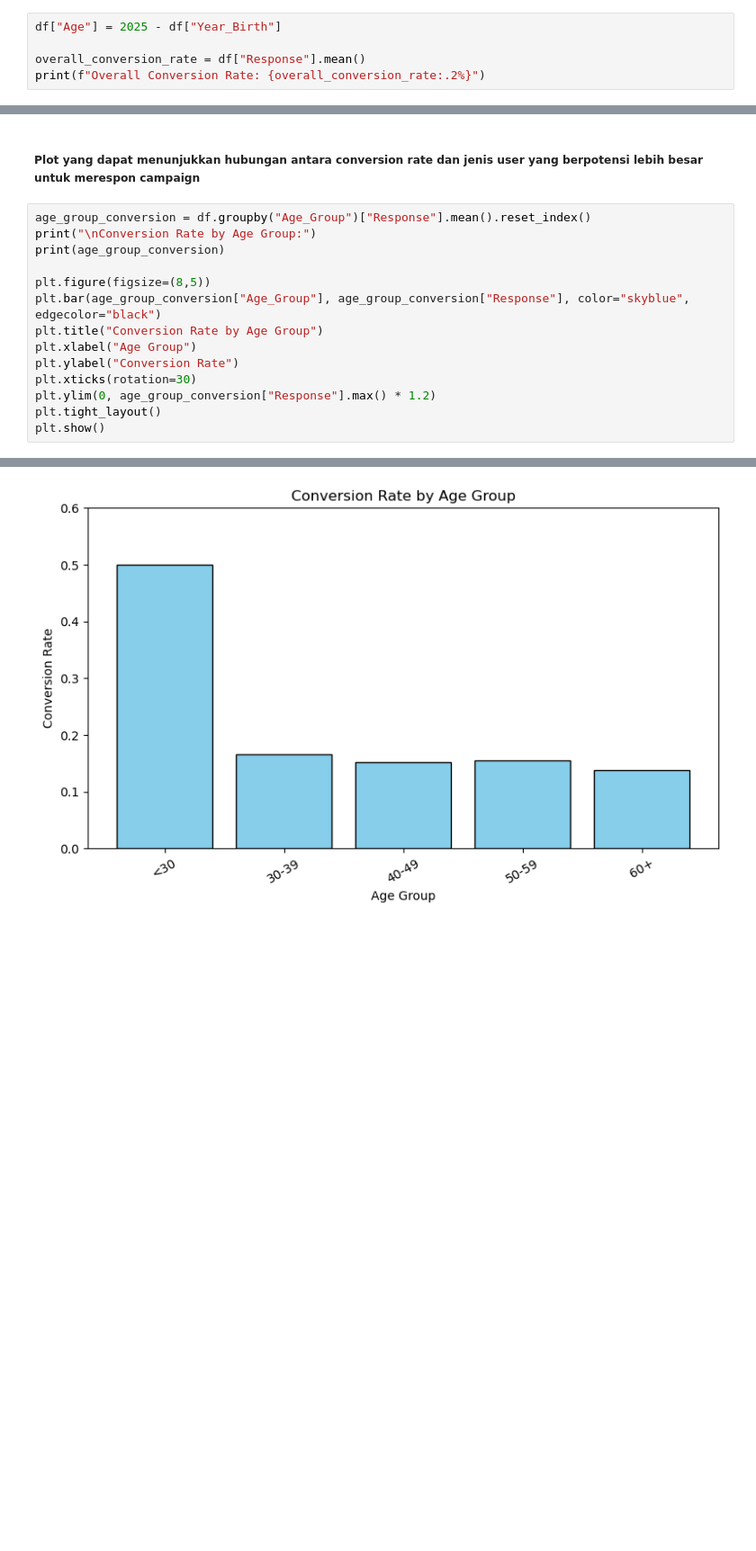
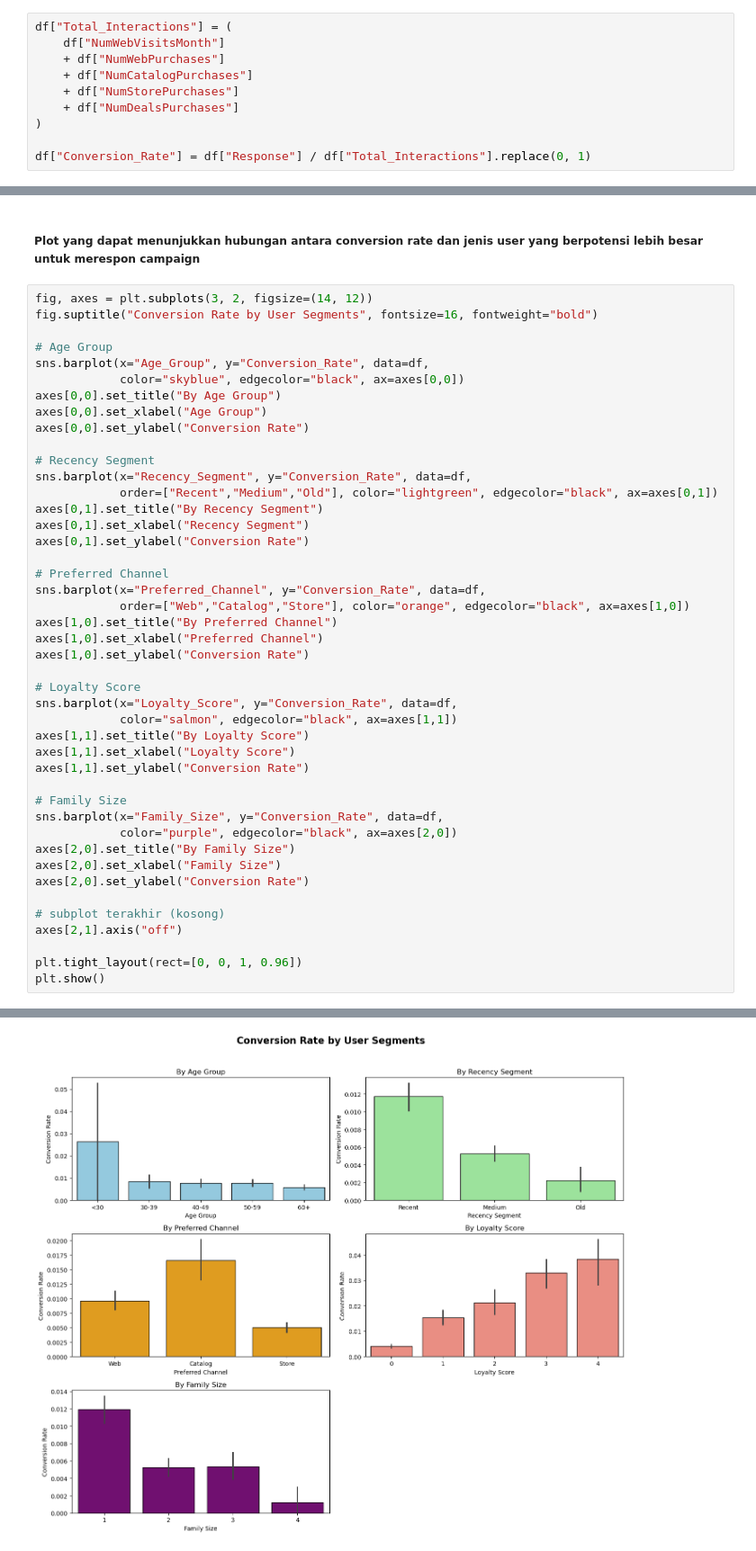
Before and after one commit to fyrwnt/conversion-rate-analysis, a Jupyter notebook: cra.ipynb, the cells around one changed output, grey strips where cells are left out. Shown: that part at 90% size. Cells and saved outputs as stored; diff of their text form; blank space fills up the shorter version.

```diff
--- a/cra.ipynb
+++ b/cra.ipynb
@@ -60,5 +61,10 @@ df.describe()
 # %%
-df["Age"] = 2025 - df["Year_Birth"]
+df["Total_Interactions"] = (
+    df["NumWebVisitsMonth"]
+    + df["NumWebPurchases"]
+    + df["NumCatalogPurchases"]
+    + df["NumStorePurchases"]
+    + df["NumDealsPurchases"]
+)
 
-overall_conversion_rate = df["Response"].mean()
-print(f"Overall Conversion Rate: {overall_conversion_rate:.2%}")
+df["Conversion_Rate"] = df["Response"] / df["Total_Interactions"].replace(0, 1)
@@ -90,17 +150,47 @@ df.head(10)
 # %% [markdown]
 ##### Plot yang dapat menunjukkan hubungan antara conversion rate dan jenis user yang berpotensi lebih besar untuk merespon campaign
 # %%
-age_group_conversion = df.groupby("Age_Group")["Response"].mean().reset_index()
-print("\nConversion Rate by Age Group:")
-print(age_group_conversion)
+fig, axes = plt.subplots(3, 2, figsize=(14, 12))
+fig.suptitle("Conversion Rate by User Segments", fontsize=16, fontweight="bold")
 
-plt.figure(figsize=(8,5))
-plt.bar(age_group_conversion["Age_Group"], age_group_conversion["Response"], color="skyblue", edgecolor="black")
-plt.title("Conversion Rate by Age Group")
-plt.xlabel("Age Group")
-plt.ylabel("Conversion Rate")
-plt.xticks(rotation=30)
-plt.ylim(0, age_group_conversion["Response"].max() * 1.2)
-plt.tight_layout()
+# Age Group
+sns.barplot(x="Age_Group", y="Conversion_Rate", data=df,
+            color="skyblue", edgecolor="black", ax=axes[0,0])
+axes[0,0].set_title("By Age Group")
+axes[0,0].set_xlabel("Age Group")
+axes[0,0].set_ylabel("Conversion Rate")
+
+# Recency Segment
+sns.barplot(x="Recency_Segment", y="Conversion_Rate", data=df,
+            order=["Recent","Medium","Old"], color="lightgreen", edgecolor="black", ax=axes[0,1])
+axes[0,1].set_title("By Recency Segment")
+axes[0,1].set_xlabel("Recency Segment")
+axes[0,1].set_ylabel("Conversion Rate")
+
+# Preferred Channel
+sns.barplot(x="Preferred_Channel", y="Conversion_Rate", data=df,
+            order=["Web","Catalog","Store"], color="orange", edgecolor="black", ax=axes[1,0])
+axes[1,0].set_title("By Preferred Channel")
+axes[1,0].set_xlabel("Preferred Channel")
+axes[1,0].set_ylabel("Conversion Rate")
+
+# Loyalty Score
+sns.barplot(x="Loyalty_Score", y="Conversion_Rate", data=df,
+            color="salmon", edgecolor="black", ax=axes[1,1])
+axes[1,1].set_title("By Loyalty Score")
+axes[1,1].set_xlabel("Loyalty Score")
+axes[1,1].set_ylabel("Conversion Rate")
+
+# Family Size
+sns.barplot(x="Family_Size", y="Conversion_Rate", data=df,
+            color="purple", edgecolor="black", ax=axes[2,0])
+axes[2,0].set_title("By Family Size")
+axes[2,0].set_xlabel("Family Size")
+axes[2,0].set_ylabel("Conversion Rate")
+
+# subplot terakhir (kosong)
+axes[2,1].axis("off")
+
+plt.tight_layout(rect=[0, 0, 1, 0.96])
 plt.show()
 # %% [output]
@@ -114,4 +197,4 @@ Conversion Rate by Age Group:
-[figure, old version]
+[figure, new version]
 # %% [markdown]
 ##### Interpretasi plot tersebut dan perhatikan, Apakah terdapat hubungan yang signifikan antara umur customer dengan conversion rate
 
```
Also changed, not shown: parts of 9 cells of this notebook, 2 other files.
